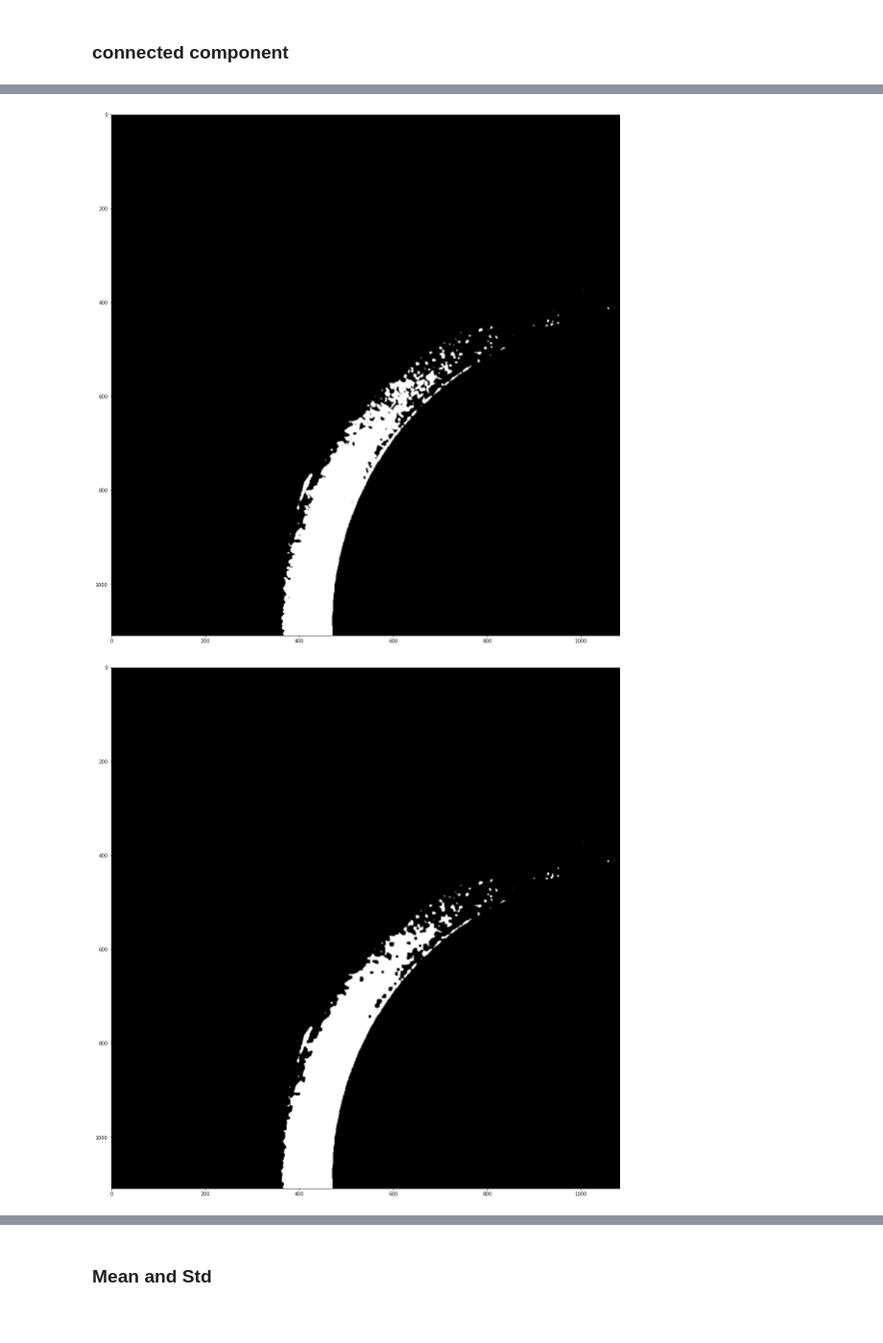
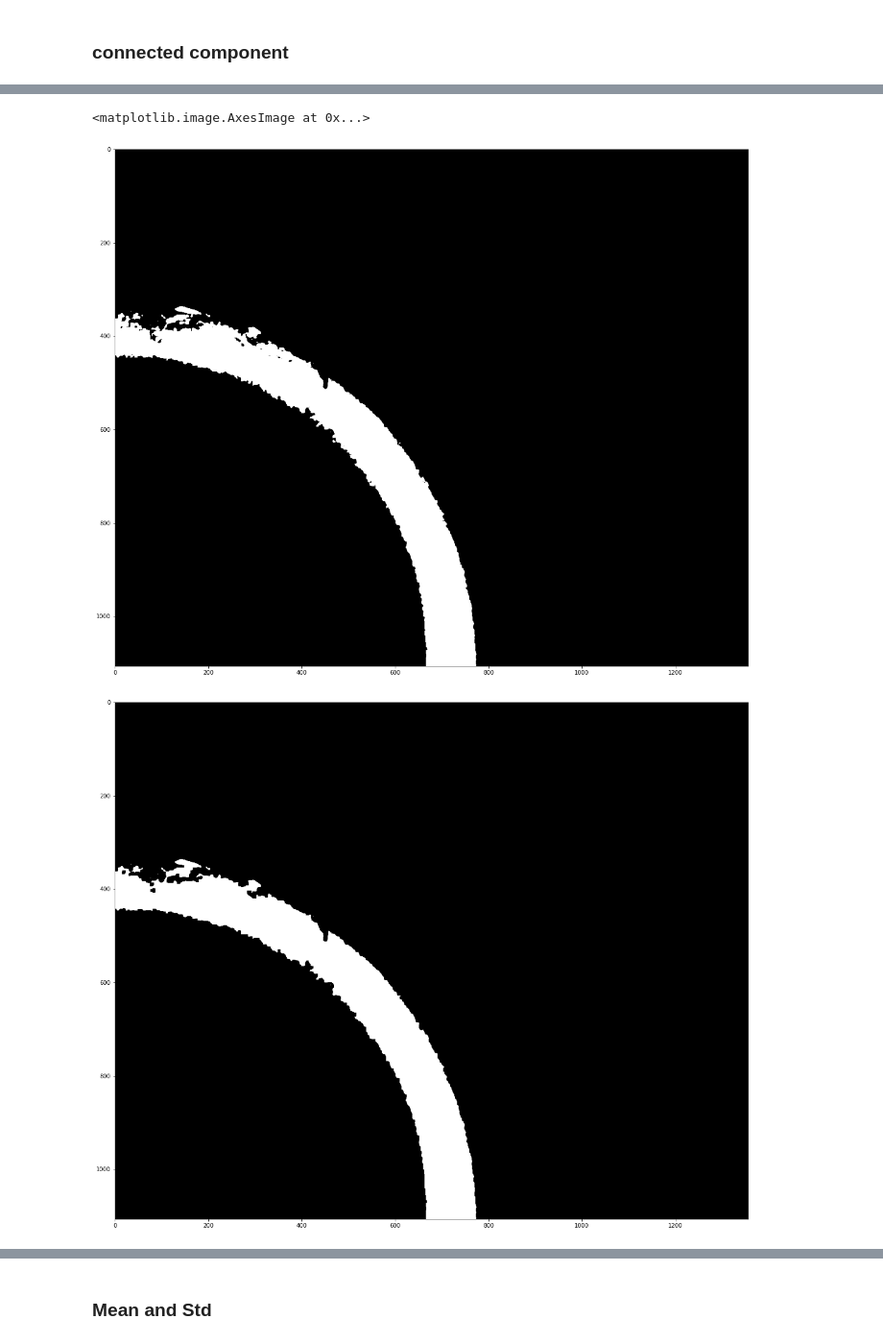
Before and after one commit to rex662624/ORing_Defect_Detection, a Jupyter notebook: Untitled.ipynb, the cells around one changed output, grey strips where cells are left out. Shown: that part at 96% size. Saved outputs shown, nothing was run; the diff lists cells and outputs as text; code cells hidden in the pictures.

```diff
--- a/Untitled.ipynb
+++ b/Untitled.ipynb
@@ -41,7 +41,7 @@ import numpy as np
 %matplotlib inline
 
 #replace========================
-filename = './CCD-1/NG (10).jpg'
+filename = './CCD-1/NG (43).jpg'#'./CCD-1/new (192).jpg'
 print(filename)
 img_list[8] = np.array(cv2.imread(filename,0))
 print(img_list[8])
@@ -55,7 +55,7 @@ print(gray)
 #print(thresh1)
 
 
-contours, hierarchy = cv2.findContours(thresh1,cv2.RETR_TREE,cv2.CHAIN_APPROX_SIMPLE)
+_, contours, hierarchy = cv2.findContours(thresh1,cv2.RETR_TREE,cv2.CHAIN_APPROX_SIMPLE)
 
 backtorgb = cv2.cvtColor(gray,cv2.COLOR_GRAY2RGB)
 
@@ -329,7 +342,7 @@ mask = cv2.morphologyEx(thresh1, cv2.MORPH_OPEN, kernel)
 
 
 #threshold
-ret,thresh1 = cv2.threshold(block_img,90,255,cv2.THRESH_BINARY_INV)#THRESH_TOZERO_INV
+ret,thresh1 = cv2.threshold(block_img,100,255,cv2.THRESH_BINARY_INV)#THRESH_TOZERO_INV
 #thresh1 = cv2.adaptiveThreshold(block_img,255,cv2.ADAPTIVE_THRESH_GAUSSIAN_C,cv2.THRESH_BINARY,3,2)
 
 plt.figure(figsize=(20,20))
@@ -347,14 +360,17 @@ plt.imshow(closing,cmap = 'gray')
 
 closing = closing * mask
 
+
+closing = cv2.morphologyEx(closing, cv2.MORPH_CLOSE, kernel)
+
 # 消除外圍edge
 #closing = black_img * closing
 #plt.figure(figsize=(20,20))
 #plt.imshow(closing,cmap = 'gray')
+label = []
+nlabels, labels, stats, centroids = cv2.connectedComponentsWithStats(closing)
 
-nlabels, labels, stats, centroids = cv2.connectedComponentsWithStats(closing,label)
-'''
-#=============================
+#==========================================================
 backtorgb = cv2.cvtColor(closing,cv2.COLOR_GRAY2RGB)
 
 for i in range(np.array(contours).shape[0]):
@@ -365,15 +381,46 @@ for i in range(np.array(contours).shape[0]):
 plt.figure(figsize=(20,20))
 plt.imshow(backtorgb)
 
-#=============================
-'''
+#==========================================================
+
+
+#===========分開邊界和真正的瑕疵=============================
+
+
+print(closing.shape)
+
+white_x , white_y = np.where(closing != 0)
+
+white_radius = ((white_x-closing.shape[0])**2+(white_y-closing.shape[1])**2)**0.5
+
+print(np.min(white_radius))
+print(np.max(white_radius))
+
+#==========================================================
+
+
 closing_backtorgb = cv2.cvtColor(closing,cv2.COLOR_GRAY2RGB)
 
 for i in range(len(stats)):
     area = stats[i][4]
-    if(area < 10000 and area > 80):
+    if(area < 10000 and area > 350):
+        Bounding_Box_Area = stats[i][2]*stats[i][3]
+        X_Width,Y_Width = stats[i][2],stats[i][3]
+        print("Area: ",area,"; X_Width: ",X_Width,"; Y_Width: ",Y_Width,"; Bounding_Box_Area: ",Bounding_Box_Area)
+        print(Bounding_Box_Area/area)
         cv2.rectangle(closing_backtorgb, (stats[i][0], stats[i][1]), (stats[i][0]+stats[i][2], stats[i][1]+stats[i][3]), (0, 255,255 ), 1)
+        print(np.mean(img_temp[stats[i][0]:stats[i][0]+stats[i][2]][stats[i][1]:stats[i][1]+stats[i][3]]))
 
+        #==========================
+        #if(Bounding_Box_Area/area<100): # stage2: 消除邊界
+
+        Array = img_temp[stats[i][1]-50:stats[i][1]+stats[i][3]+50,stats[i][0]-50:stats[i][0]+stats[i][2]+50]
+        Mean = Array[Array<200].mean()
+        std = Array[Array<200].std()
+        print("Mean: ", Mean, " std:",std)
+        #print(Array[Array<Mean-2.3*std].shape[0]/Array.shape[0])
+        cv2.rectangle(closing_backtorgb, (stats[i][0], stats[i][1]), (stats[i][0]+stats[i][2], stats[i][1]+stats[i][3]), ( 255,0,0 ), 1)
+        #==========================
 plt.figure(figsize=(20,20))
 plt.imshow(closing_backtorgb)
 # %% [output]
@@ -381,2 +444,3 @@ plt.imshow(closing_backtorgb)
+<matplotlib.image.AxesImage at 0x...>
-[figure, old version]
+[figure, new version]
-[figure, old version]
+[figure, new version]
```
Also changed, not shown: parts of 18 cells of this notebook, 2 other files.
